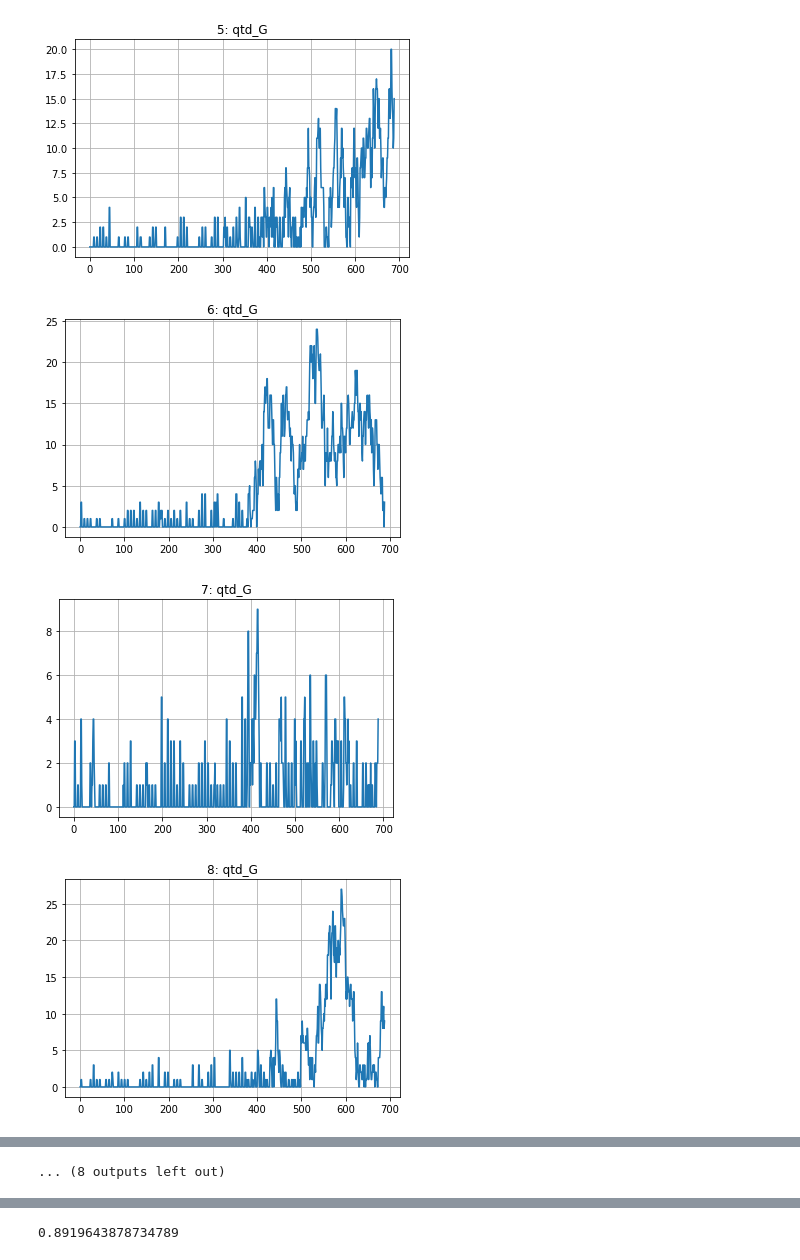
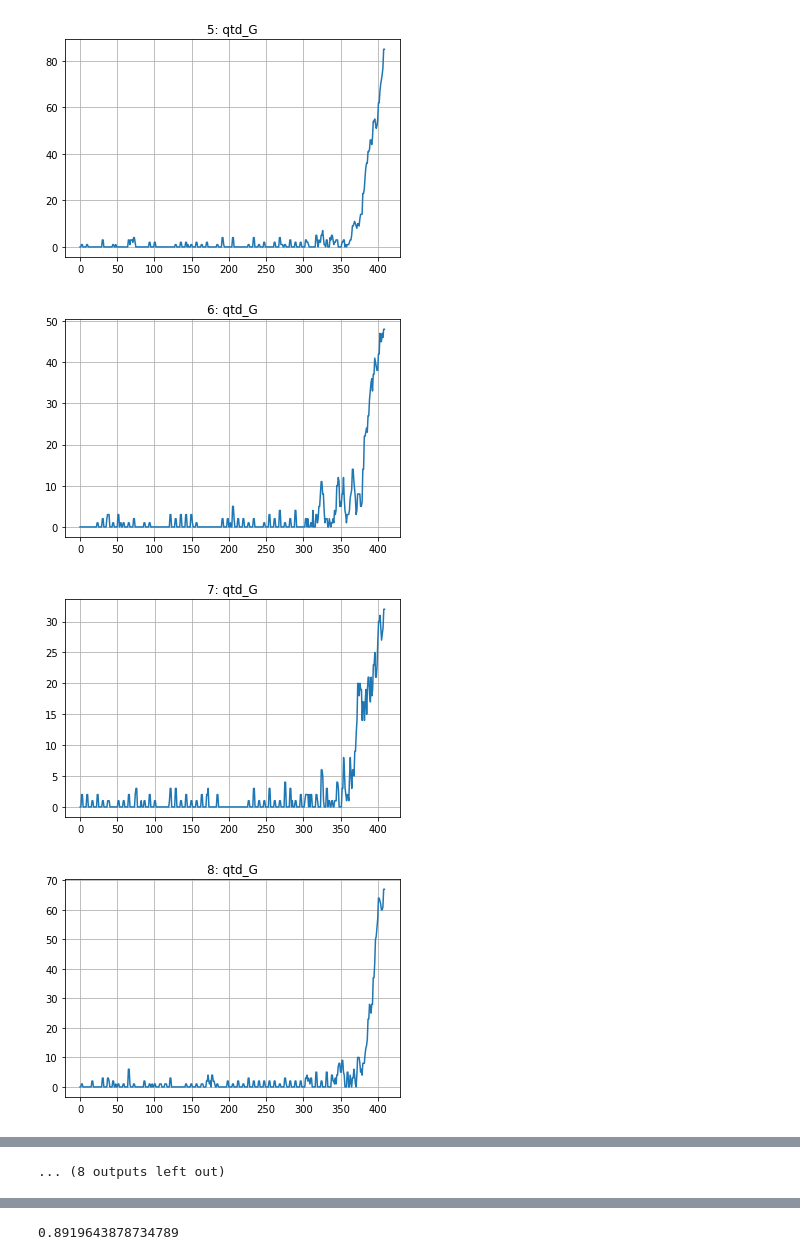
Before and after one commit to ysraell/datavis, a Jupyter notebook: Trilha_Final_Simulador.ipynb, the cells around one changed output, grey strips where cells are left out. Cells and saved outputs as stored; diff of their text form; code cells hidden in the pictures.

```diff
--- a/Trilha_Final_Simulador.ipynb
+++ b/Trilha_Final_Simulador.ipynb
@@ -93,7 +93,7 @@ class Simulacao():
 
         self.tags_dia = []
         if util:
-            for Destruidor in self.Destruidores_Lista:
+            for Destruidor in sorted(self.Destruidores_Lista, key=lambda x: int(x.tag), reverse=True):
                 if Destruidor.item:
                     Destruidor.destroi()
                     if not Destruidor.item:
@@ -135,7 +135,7 @@ for Si in range(20):
     Custo_para_level3 = 7000
     destruidor_param = [(3,0.3,0.4,'1')]
     destruidor_param.append((2,0.5,0.6,'2'))
-    destruidor_param.append((1,0.8,0.9,'3'))
+    destruidor_param.append((1,0.7,0.8,'3'))
 
     lista_Geradores = gen_Lista(*gerador_param,OBJ=Geradores)
     lista_Destruidores_dict = {i+1: gen_Lista(*param,OBJ=Destruidores) for i,param in enumerate(destruidor_param)}
@@ -145,7 +145,7 @@ for Si in range(20):
 
     sistema1 = Simulacao(Geradores_Lista=lista_Geradores,Destruidores_Lista=lista_Destruidores)
 
-    numdays = 389+300
+    numdays = 410
     base = datetime.datetime(2017, 6, 1)
     def passXdays(x):
         return base + datetime.timedelta(days=x)
@@ -157,7 +157,7 @@ for Si in range(20):
             if who.ID == ID:
                 lista_Destruidores_dict[level+1].append(lista_Destruidores_dict[level][i])
                 lista_Destruidores_dict[level].pop(i)
-                lista_Destruidores_dict[level+1][-1].prob += 0.1+level/10
+                lista_Destruidores_dict[level+1][-1].prob += 0.1
                 lista_Destruidores_dict[level+1][-1].tag = str(level+1)
 
     def cenario(date):
@@ -295,6 +295,12 @@ for Si in range(20):
             for _ in range(5):
                 lista_Geradores.pop(0)
 
+        if date == passXdays(320):
+            lista_Geradores.extend(gen_Lista(10,0.01,0.1,'cliente',OBJ=Geradores))
+
+        if date == passXdays(340):
+            lista_Geradores.extend(gen_Lista(7,0.01,0.1,'cliente',OBJ=Geradores))
+
         #if date == passXdays(360):
         #    lista_Destruidores_dict[1].extend(gen_Lista(1,0.3,0.4,'1',OBJ=Destruidores))
 
@@ -307,14 +313,20 @@ for Si in range(20):
         #        sobe_level(1)
         #    return N*Custo_para_level2
 
-        if date == passXdays(378):
+        if date == passXdays(349):
             lista_Geradores.extend(gen_Lista(4,0.01,0.1,'cliente',OBJ=Geradores))
 
-        if date == passXdays(389):
+        if date == passXdays(360):
             lista_Geradores.extend(gen_Lista(9,0.01,0.1,'cliente',OBJ=Geradores))
 
-        New = 11 - len(lista_Destruidores_dict[1])
+        if date == passXdays(375):
+            lista_Geradores.extend(gen_Lista(5,0.01,0.1,'cliente',OBJ=Geradores))
 
+        if date == passXdays(380):
+            lista_Geradores.extend(gen_Lista(20,0.01,0.1,'cliente',OBJ=Geradores))
+
+        #Total_Des = 11
+        #New = Total_Des - len(lista_Destruidores_dict[1])
         #if date == passXdays(399):
         #    lista_Destruidores_dict[1].extend(gen_Lista(New,0.3,0.4,'1',OBJ=Destruidores))
 
@@ -407,4 +419,4 @@ for Si in range(20):
-[figure, old version]
+[figure, new version]
-[figure, old version]
+[figure, new version]
-[figure, old version]
+[figure, new version]
-[figure, old version]
+[figure, new version]
```
Also changed, not shown: parts of 6 cells of this notebook, 33 other files.
